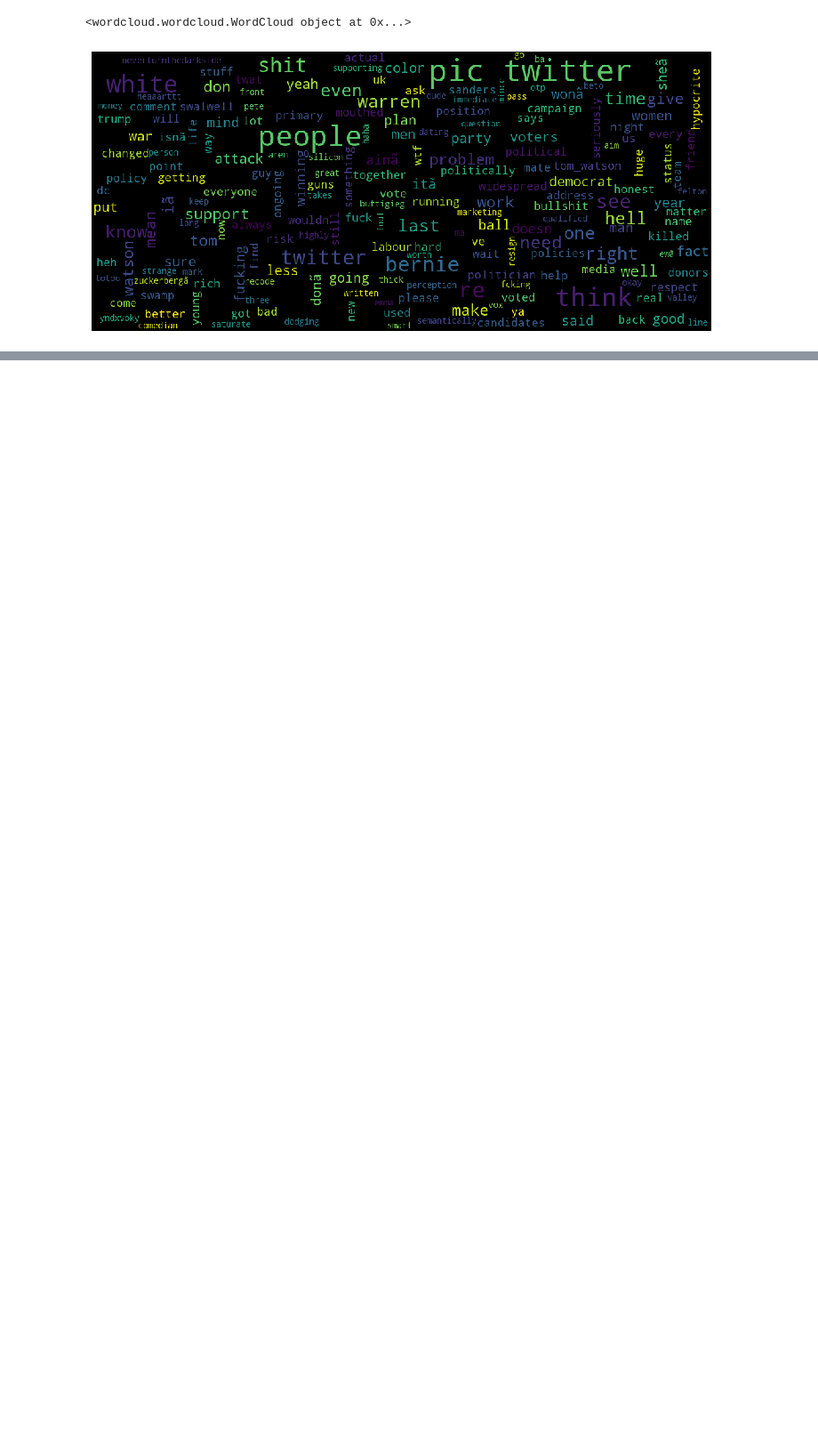
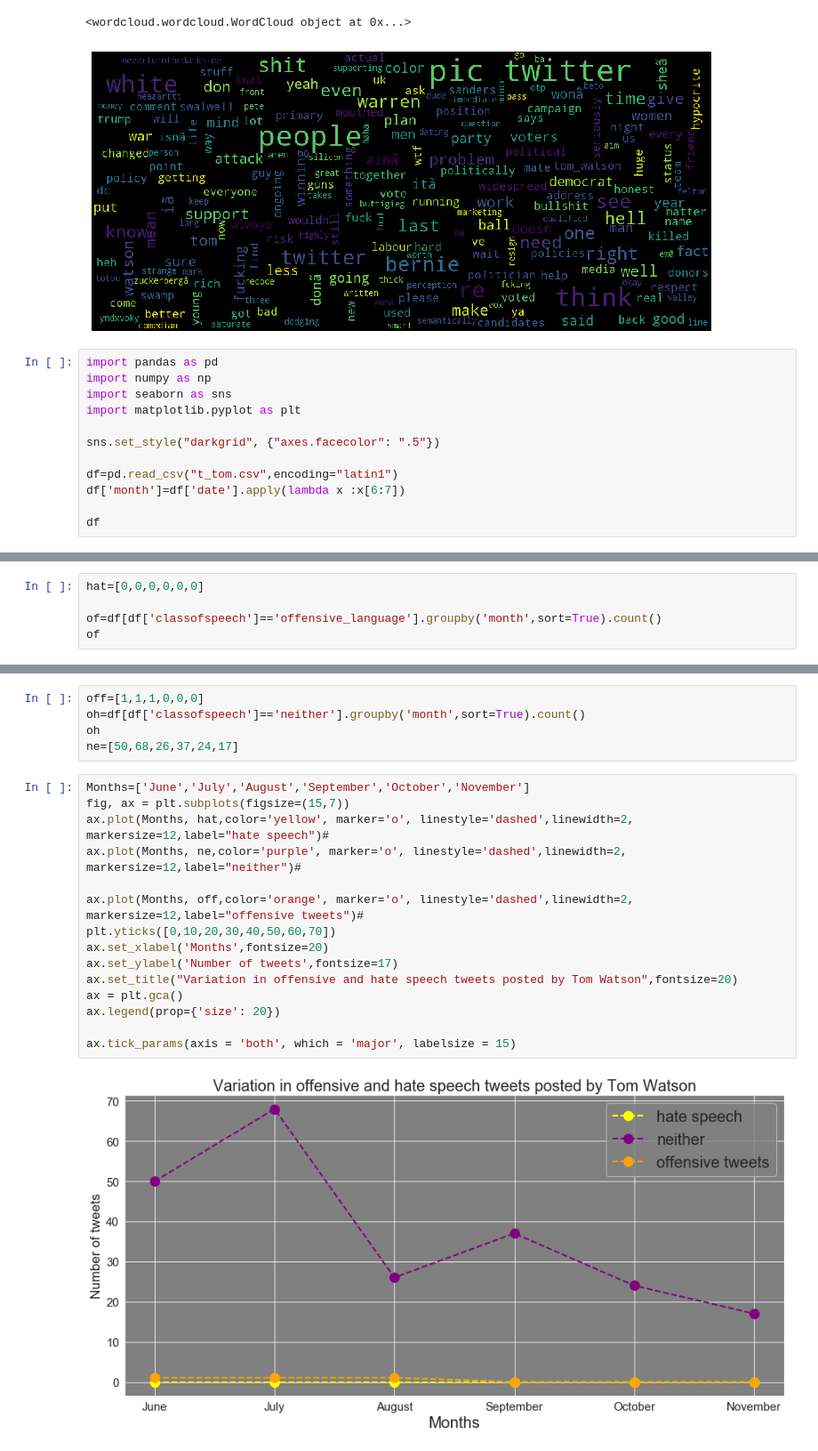
Before and after one commit to abhisheksaxena1998/hate_speech_threat_detection, a Jupyter notebook: Tom Watson.ipynb, the cells around one changed output, grey strips where cells are left out. Shown at 89% size. Saved outputs shown, nothing was run; the diff lists cells and outputs as text; blank space fills up the shorter version.

```diff
--- a/Tom Watson.ipynb
+++ b/Tom Watson.ipynb
@@ -961,3 +961,15 @@ fig.savefig("word1.png", dpi=2500)
 # %% [output]
 <wordcloud.wordcloud.WordCloud object at 0x...>
 [figure]
+# %%
+import pandas as pd
+import numpy as np
+import seaborn as sns
+import matplotlib.pyplot as plt
+
+sns.set_style("darkgrid", {"axes.facecolor": ".5"})
+
+df=pd.read_csv("t_tom.csv",encoding="latin1")
+df['month']=df['date'].apply(lambda x :x[6:7])
+
+df
@@ -963,0 +996,5 @@ fig.savefig("word1.png", dpi=2500)
+# %%
+hat=[0,0,0,0,0,0]
+
+of=df[df['classofspeech']=='offensive_language'].groupby('month',sort=True).count()
+of
@@ -963,0 +1007,22 @@ fig.savefig("word1.png", dpi=2500)
+# %%
+off=[1,1,1,0,0,0]
+oh=df[df['classofspeech']=='neither'].groupby('month',sort=True).count()
+oh
+ne=[50,68,26,37,24,17]
+# %%
+Months=['June','July','August','September','October','November']
+fig, ax = plt.subplots(figsize=(15,7))
+ax.plot(Months, hat,color='yellow', marker='o', linestyle='dashed',linewidth=2, markersize=12,label="hate speech")#
+ax.plot(Months, ne,color='purple', marker='o', linestyle='dashed',linewidth=2, markersize=12,label="neither")#
+
+ax.plot(Months, off,color='orange', marker='o', linestyle='dashed',linewidth=2, markersize=12,label="offensive tweets")#
+plt.yticks([0,10,20,30,40,50,60,70])
+ax.set_xlabel('Months',fontsize=20)
+ax.set_ylabel('Number of tweets',fontsize=17)
+ax.set_title("Variation in offensive and hate speech tweets posted by Tom Watson",fontsize=20)
+ax = plt.gca()
+ax.legend(prop={'size': 20})
+
+ax.tick_params(axis = 'both', which = 'major', labelsize = 15)
+# %% [output]
+[figure, added]
```
Also changed, not shown: parts of 4 cells of this notebook, 7 other files.
